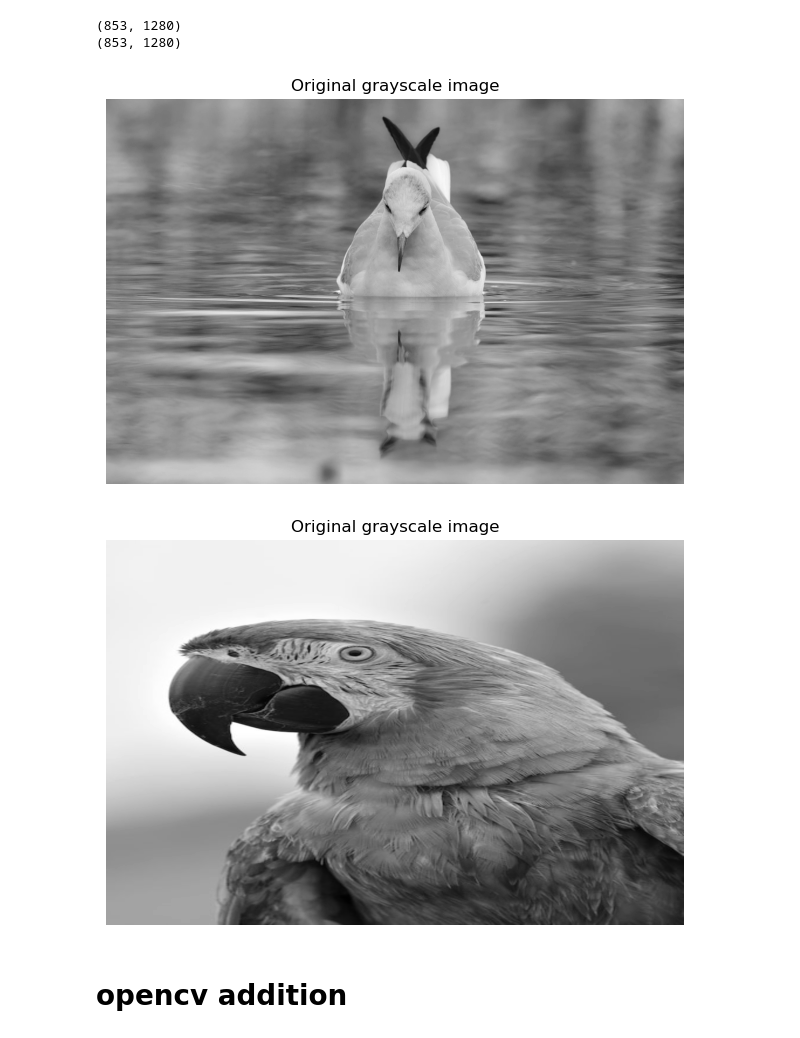
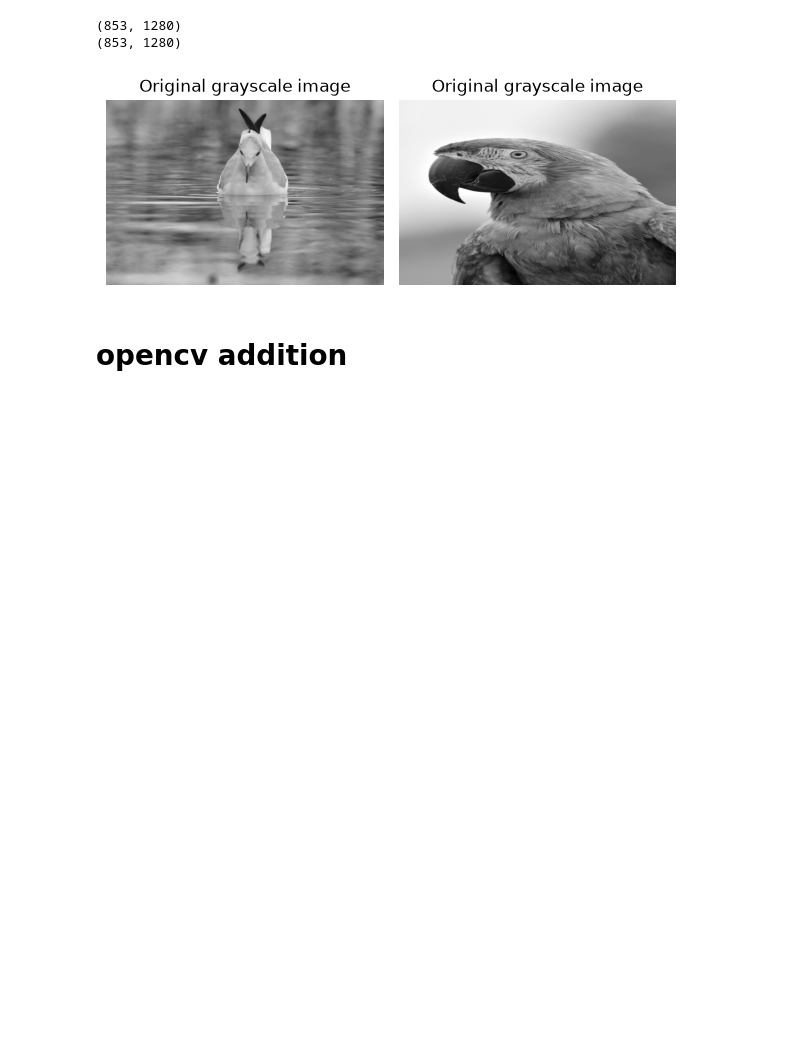
Before and after one commit to suleka-dissanayake/Digital-Image-Processing, a Jupyter notebook: DAY 06/DAY 06.ipynb, the cells around one changed output. Drawn from its saved outputs; the diff is of its cells as text; code cells hidden in the pictures; blank space fills up the shorter version.

```diff
--- a/DAY 06/DAY 06.ipynb
+++ b/DAY 06/DAY 06.ipynb
@@ -28,22 +28,21 @@ print(img2.shape)
 (853, 1280)
 (853, 1280)
 # %%
-plt.figure(figsize=(8,8))
+plt.figure(figsize=(6,5))
 plt.subplot(1,2,1)
 plt.imshow(img1, cmap="gray")
 plt.title("Original grayscale image")
 plt.axis("off")
 
 plt.subplot(1,2,2)
 plt.imshow(img2, cmap="gray")
 plt.title("Original grayscale image")
 plt.axis("off")
 
 plt.tight_layout()
 plt.show()
 # %% [output]
-[figure, old version]
+[figure, new version]
-[figure, removed]
 # %%
 added = img1 + img2
 added = np.clip(added, 0, 255)
```
Also changed, not shown: parts of 3 cells of this notebook.
